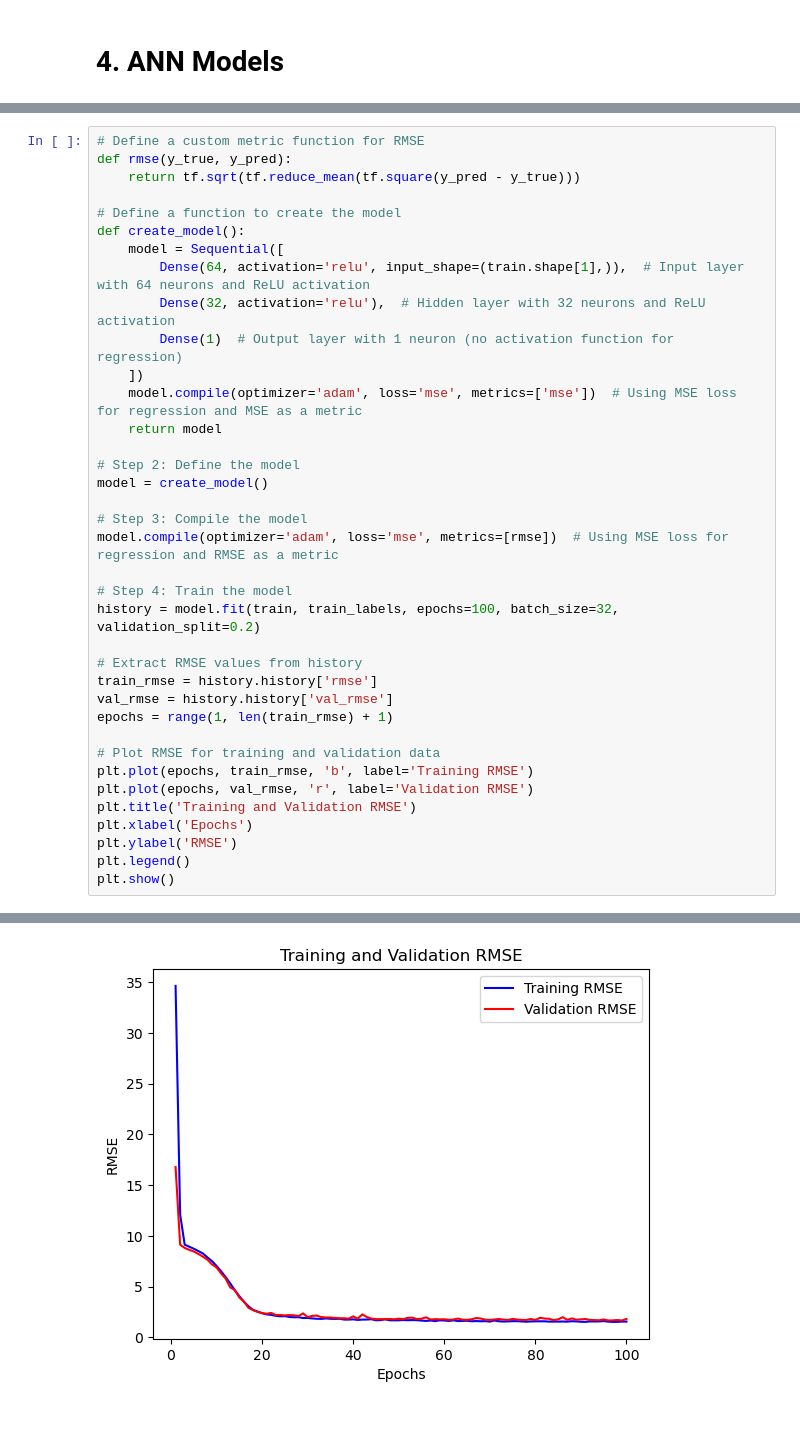
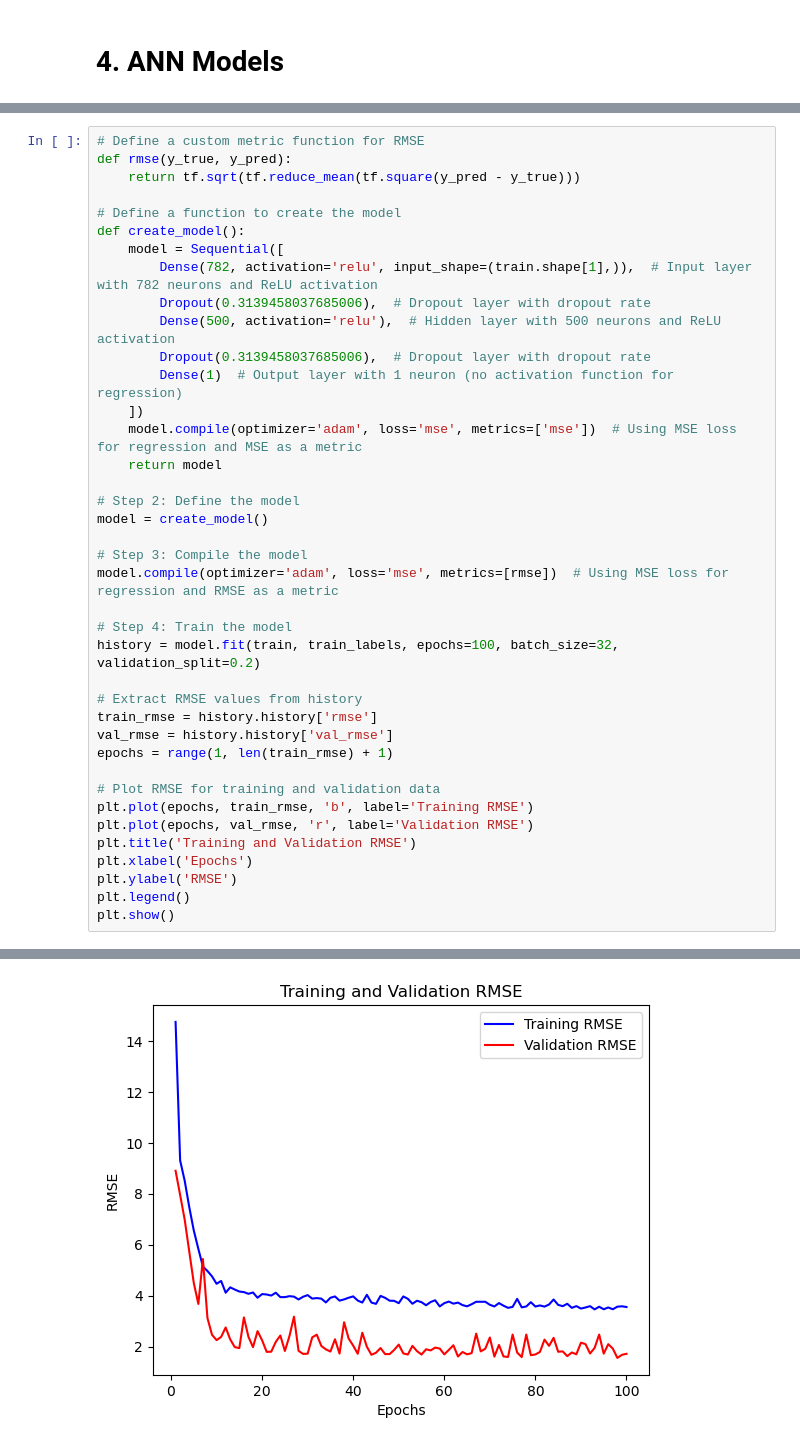
Before and after one commit to MarkPhamm/AI-Project, a Jupyter notebook: model_comparison.ipynb, the cells around one changed output, grey strips where cells are left out. Saved outputs shown, nothing was run; the diff lists cells and outputs as text.

```diff
--- a/model_comparison.ipynb
+++ b/model_comparison.ipynb
@@ -170,8 +174,10 @@ def rmse(y_true, y_pred):
 # Define a function to create the model
 def create_model():
     model = Sequential([
-        Dense(64, activation='relu', input_shape=(train.shape[1],)),  # Input layer with 64 neurons and ReLU activation
-        Dense(32, activation='relu'),  # Hidden layer with 32 neurons and ReLU activation
+        Dense(782, activation='relu', input_shape=(train.shape[1],)),  # Input layer with 782 neurons and ReLU activation
+        Dropout(0.3139458037685006),  # Dropout layer with dropout rate
+        Dense(500, activation='relu'),  # Hidden layer with 500 neurons and ReLU activation
+        Dropout(0.3139458037685006),  # Dropout layer with dropout rate
         Dense(1)  # Output layer with 1 neuron (no activation function for regression)
     ])
     model.compile(optimizer='adam', loss='mse', metrics=['mse'])  # Using MSE loss for regression and MSE as a metric
@@ -220,4 +227,4 @@ Epoch 100/100
-[figure, old version]
+[figure, new version]
 # %%
 # Assuming train and train_labels are defined (e.g., train is a pandas DataFrame, train_labels is a pandas Series)
 # Perform k-fold cross-validation
```
Also changed, not shown: parts of 9 cells of this notebook, 1 other file.
